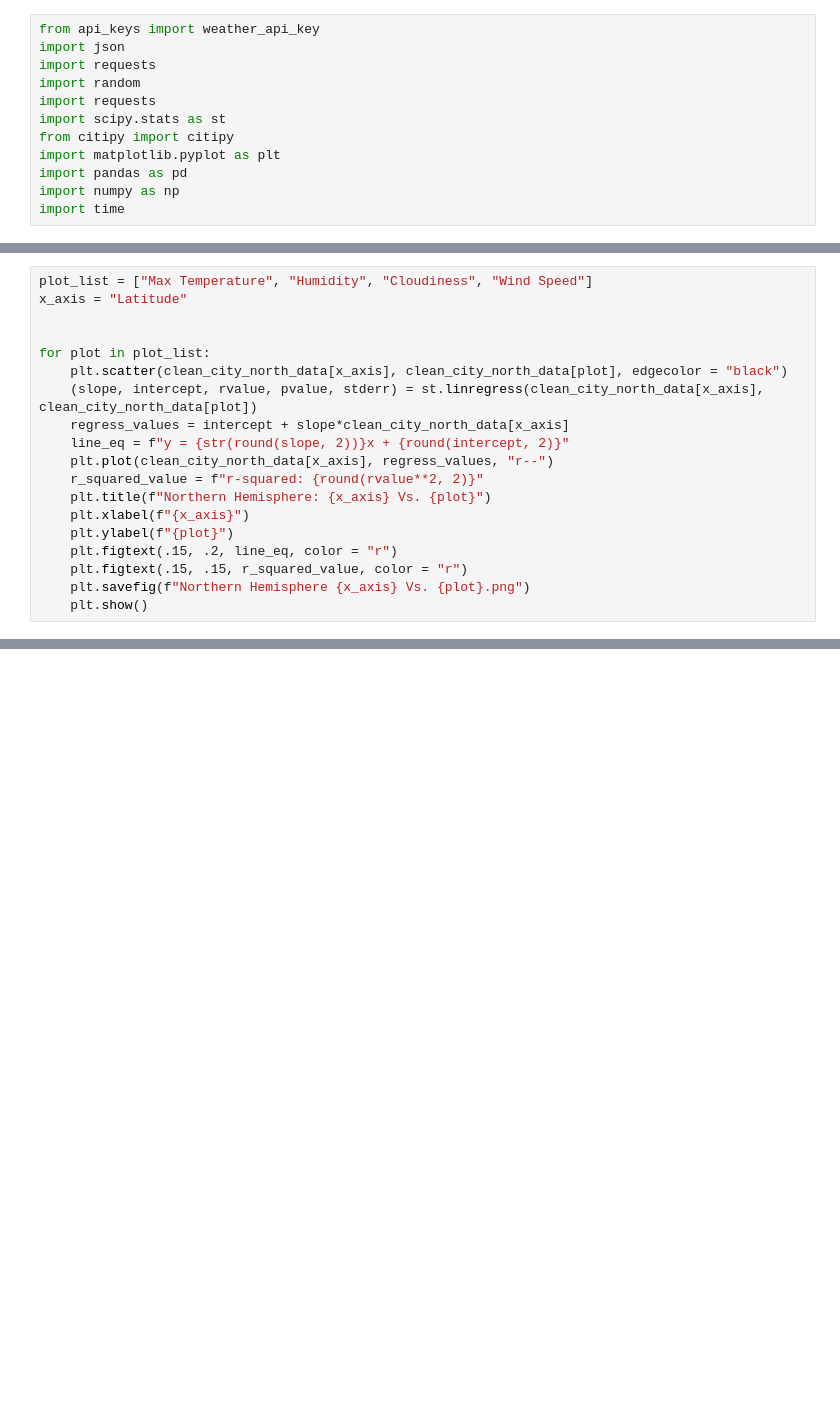
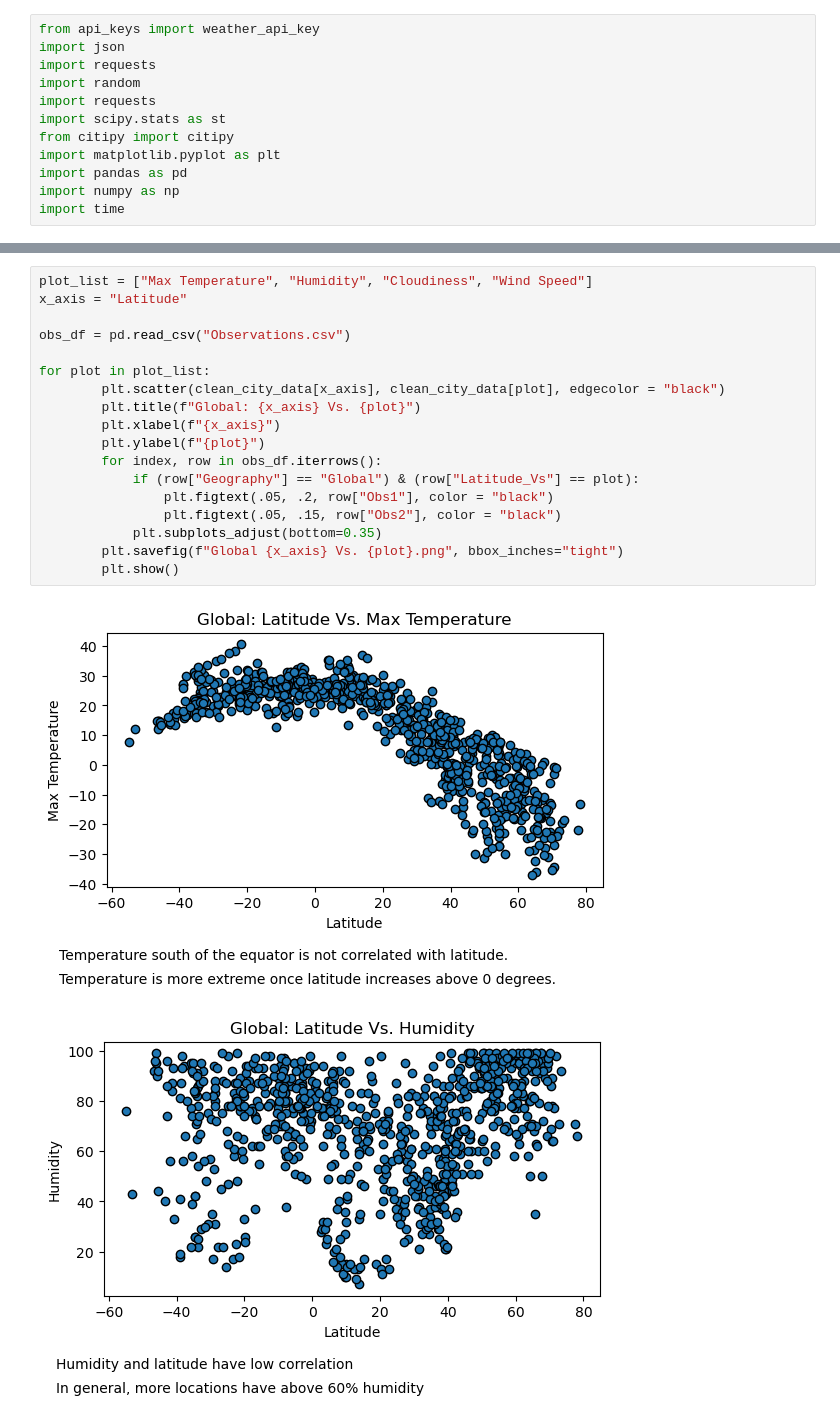
Before and after one commit to afreedman4564/Python-API-challenge, a Jupyter notebook: WeatherPy.ipynb, the cells around one changed output, grey strips where cells are left out. Drawn from its saved outputs; the diff is of its cells as text; blank space fills up the shorter version.

```diff
--- a/WeatherPy.ipynb
+++ b/WeatherPy.ipynb
@@ -280,19 +262,0 @@ for plot in plot_list:
-# %%
-plot_list = ["Max Temperature", "Humidity", "Cloudiness", "Wind Speed"]
-x_axis = "Latitude"
-
-
-for plot in plot_list:
-    plt.scatter(clean_city_north_data[x_axis], clean_city_north_data[plot], edgecolor = "black")
-    (slope, intercept, rvalue, pvalue, stderr) = st.linregress(clean_city_north_data[x_axis], clean_city_north_data[plot])
-    regress_values = intercept + slope*clean_city_north_data[x_axis]
-    line_eq = f"y = {str(round(slope, 2))}x + {round(intercept, 2)}"
-    plt.plot(clean_city_north_data[x_axis], regress_values, "r--")
-    r_squared_value = f"r-squared: {round(rvalue**2, 2)}"
-    plt.title(f"Northern Hemisphere: {x_axis} Vs. {plot}")
-    plt.xlabel(f"{x_axis}")
-    plt.ylabel(f"{plot}")
-    plt.figtext(.15, .2, line_eq, color = "r")
-    plt.figtext(.15, .15, r_squared_value, color = "r")
-    plt.savefig(f"Northern Hemisphere {x_axis} Vs. {plot}.png")
-    plt.show()
@@ -303,0 +263,21 @@ for plot in plot_list:
+# %%
+plot_list = ["Max Temperature", "Humidity", "Cloudiness", "Wind Speed"]
+x_axis = "Latitude"
+
+obs_df = pd.read_csv("Observations.csv")
+
+for plot in plot_list:
+        plt.scatter(clean_city_data[x_axis], clean_city_data[plot], edgecolor = "black")
+        plt.title(f"Global: {x_axis} Vs. {plot}")
+        plt.xlabel(f"{x_axis}")
+        plt.ylabel(f"{plot}")
+        for index, row in obs_df.iterrows():
+            if (row["Geography"] == "Global") & (row["Latitude_Vs"] == plot):
+                plt.figtext(.05, .2, row["Obs1"], color = "black")
+                plt.figtext(.05, .15, row["Obs2"], color = "black")
+            plt.subplots_adjust(bottom=0.35)
+        plt.savefig(f"Global {x_axis} Vs. {plot}.png", bbox_inches="tight")
+        plt.show()
+# %% [output]
+[figure, added]
+[figure, added]
```
Also changed, not shown: parts of 12 cells of this notebook, 15 other files.
